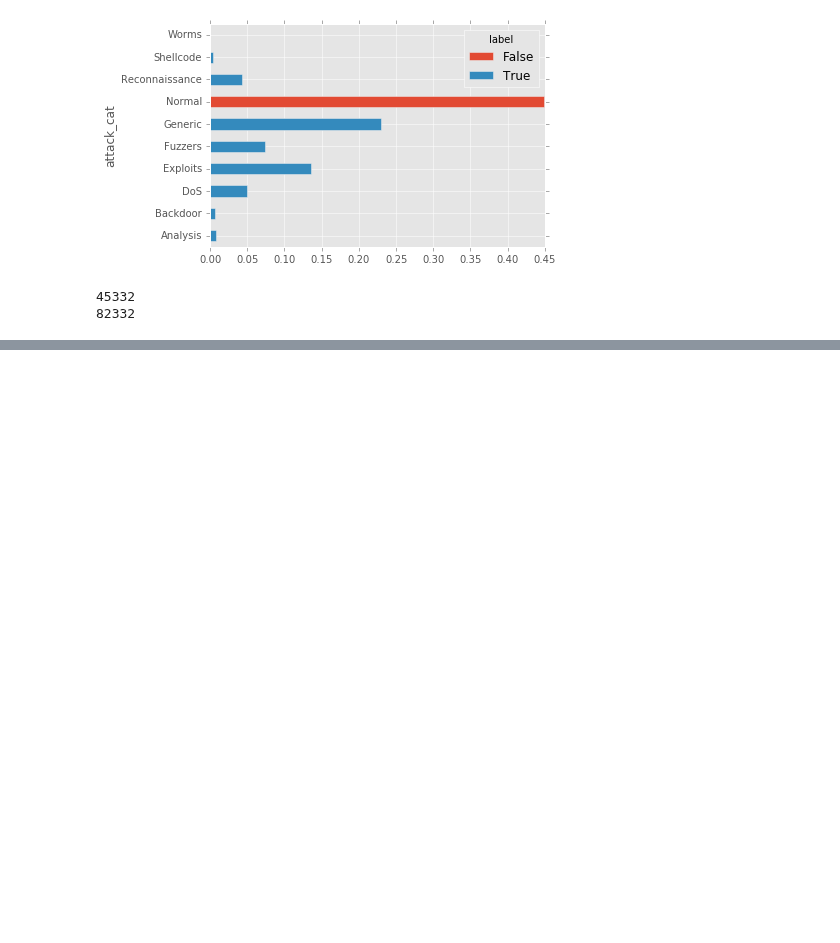
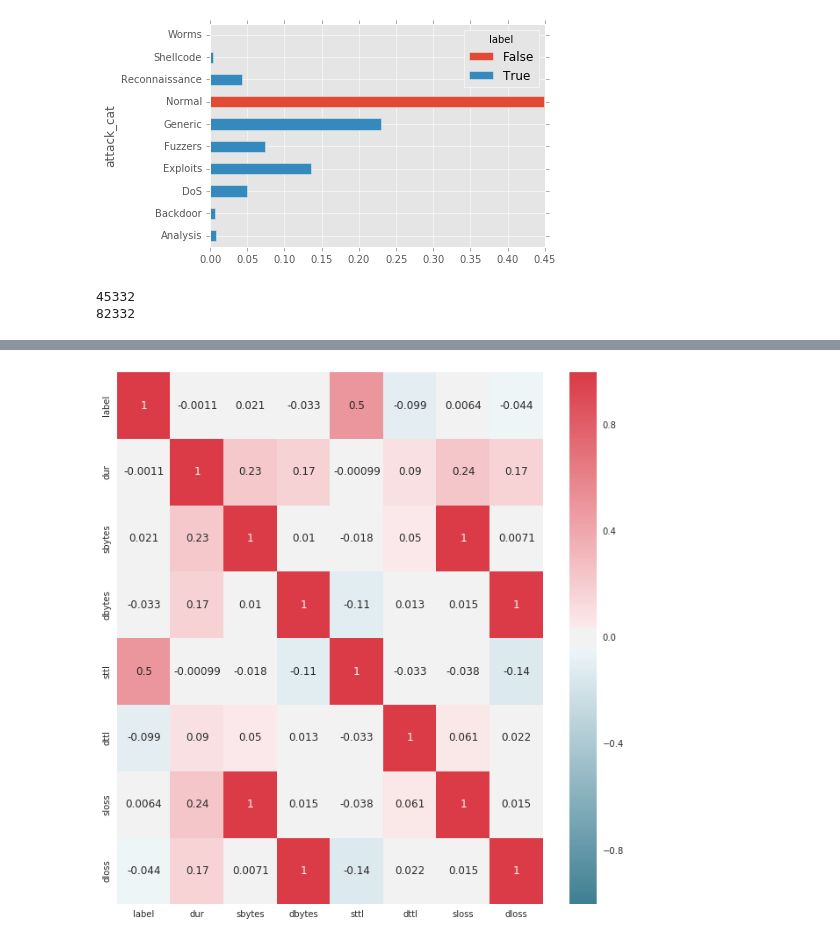
Before and after one commit to Dangerbotz/network_intrusion_detection_system, a Jupyter notebook: randy_detection_system.ipynb, the cells around one changed output, grey strips where cells are left out. Drawn from its saved outputs; the diff is of its cells as text; code cells hidden in the pictures; blank space fills up the shorter version.

```diff
--- a/randy_detection_system.ipynb
+++ b/randy_detection_system.ipynb
@@ -226,0 +227,18 @@ ax = scatter_matrix(df[['label', 'smean', 'dmean', 'trans_depth', 'response_body
+# %%
+import seaborn as sns
+cmap = sns.diverging_palette(220, 10, as_cmap=True) # one of the many color mappings
+
+df1 = df[['label', 'proto', 'state', 'dur', 'sbytes', 'dbytes', 'sttl', 'dttl', 'sloss', 'dloss']]
+df2 = df[['label', 'service', 'sload', 'dload', 'spkts', 'dpkts', 'swin', 'dwin', 'stcpb', 'dtcpb']]
+df3 = df[['label', 'smean', 'dmean', 'trans_depth', 'response_body_len', 'sjit', 'djit', 'tcprtt']]
+# %%
+# plot the correlation matrix using seaborn
+sns.set(style="darkgrid") # one of the many styles to plot using
+
+f, ax = plt.subplots(figsize=(9, 9))
+
+sns.heatmap(df1.corr(), cmap=cmap, annot=True)
+
+f.tight_layout()
+# %% [output]
+[figure, added]
```
Also changed, not shown: parts of 3 cells of this notebook.
